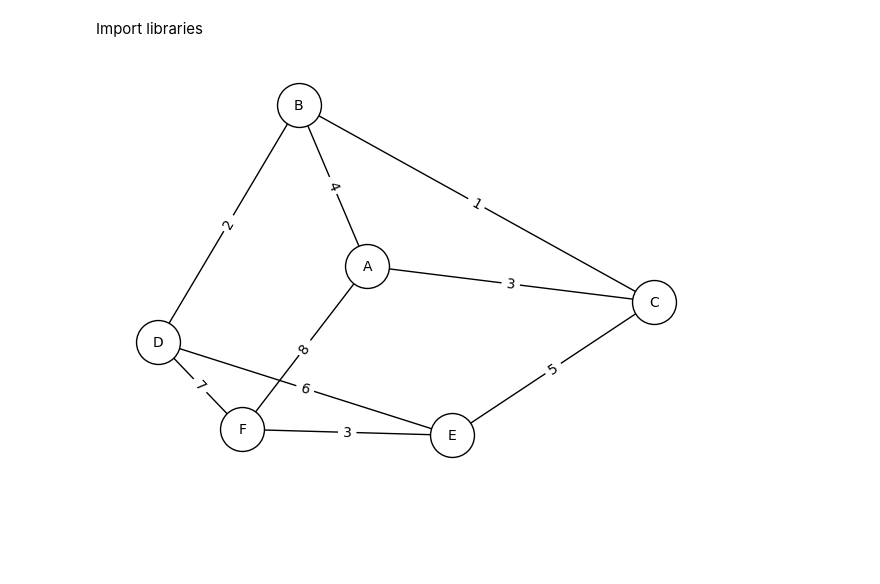
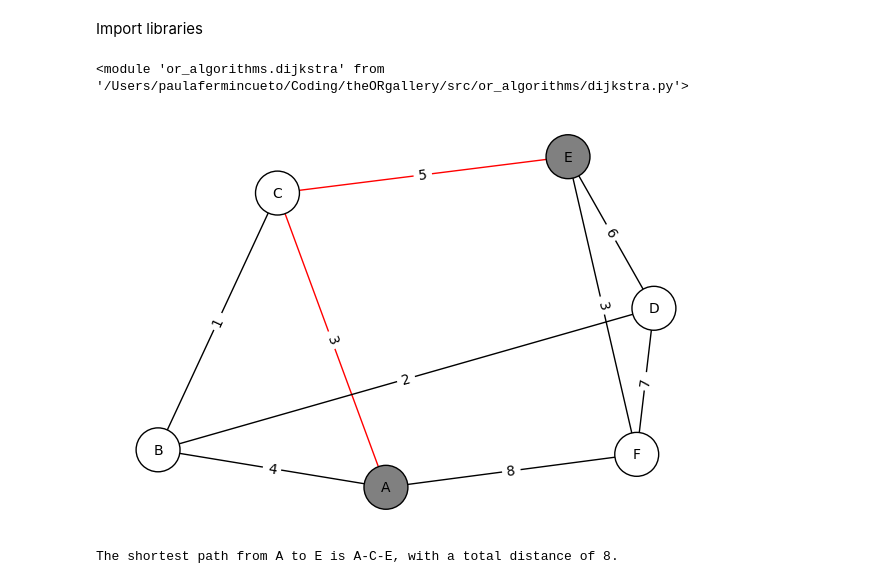
Before and after one commit to paulafernalia/or-gallery, a Jupyter notebook: notebooks/dijkstra.ipynb, the cells around one changed output. Cells and saved outputs as stored; diff of their text form; code cells hidden in the pictures; blank space fills up the shorter version.

Commit message:
Update Dijkstra notebook

```diff
--- a/notebooks/dijkstra.ipynb
+++ b/notebooks/dijkstra.ipynb
@@ -4,39 +4,66 @@
 Import libraries
 # %%
 import importlib
+import networkx as nx
+import matplotlib.pyplot as plt
+import math
 from or_algorithms import dijkstra as djks
 importlib.reload(djks)
-print()
+# %% [output]
+<module 'or_algorithms.dijkstra' from '/Users/paulafermincueto/Coding/theORgallery/src/or_algorithms/dijkstra.py'>
 # %%
-import networkx as nx
-import matplotlib.pyplot as plt
-
-# Create the graph
+# Create a graph
 G = nx.Graph()
 
-# Add edges with weights
+# Define nodes
+nodes = ["A", "B", "C", "D", "E", "F"]
+G.add_nodes_from(nodes)
+
+# Define edges with weights
 edges = [
-    ("A", "B", 4), ("A", "C", 3), ("B", "C", 1), ("B", "D", 2),
-    ("C", "E", 5), ("D", "E", 6), ("D", "F", 7), ("E", "F", 3),
-    ("A", "F", 8)  # Adding more complexity
+    ("A", "B", 4), ("A", "C", 3), ("B", "C", 1),
+    ("B", "D", 2), ("C", "E", 5), ("D", "E", 6),
+    ("D", "F", 7), ("E", "F", 3), ("A", "F", 8)
 ]
+G.add_weighted_edges_from(edges)
 
-# Add edges to the graph
-for u, v, w in edges:
-    G.add_edge(u, v, weight=w)
+# Positions for nodes
+pos = nx.spring_layout(G)
 
-# Get edge weights
+# Start and End nodes
+start, end = "A", "E"
+
+# Find shortest path
+distance, shortest_path = djks.solve_shortest_path(G, start, end)
+
+# Edge labels
 edge_labels = {(u, v): w for u, v, w in edges}
 
-# Draw the graph
+# Define colors: Start & End are grey, others white
+node_colors = ["grey" if node in [start, end] else "white" for node in G.nodes]
+
 plt.figure(figsize=(6, 4))
+
+path_edges = []
+for i in range(len(shortest_path) - 1):
+    path_edges.append(
+        set([shortest_path[i], shortest_path[i + 1]])
+    )
+
+edge_colors = ['red' if set([edge[0], edge[1]]) in path_edges else "black" for edge in G.edges]
+
+# Draw the full graph
 nx.draw(
-    G, pos, with_labels=True, node_color="white", edge_color="black",
+    G, pos, with_labels=True, node_color=node_colors, edge_color=edge_colors,
     node_size=1000, font_size=10, edgecolors="black", linewidths=1
 )
 nx.draw_networkx_edge_labels(G, pos, edge_labels=edge_labels, font_size=10)
 
-# Show the plot
+# Show plot
 plt.show()
+
+# Print shortest path result
+print(f"\nThe shortest path from {start} to {end} is {'-'.join(shortest_path)}, with a total distance of {distance}.")
 # %% [output]
-[figure, old version]
+[figure, new version]
+The shortest path from A to E is A-C-E, with a total distance of 8.
```
